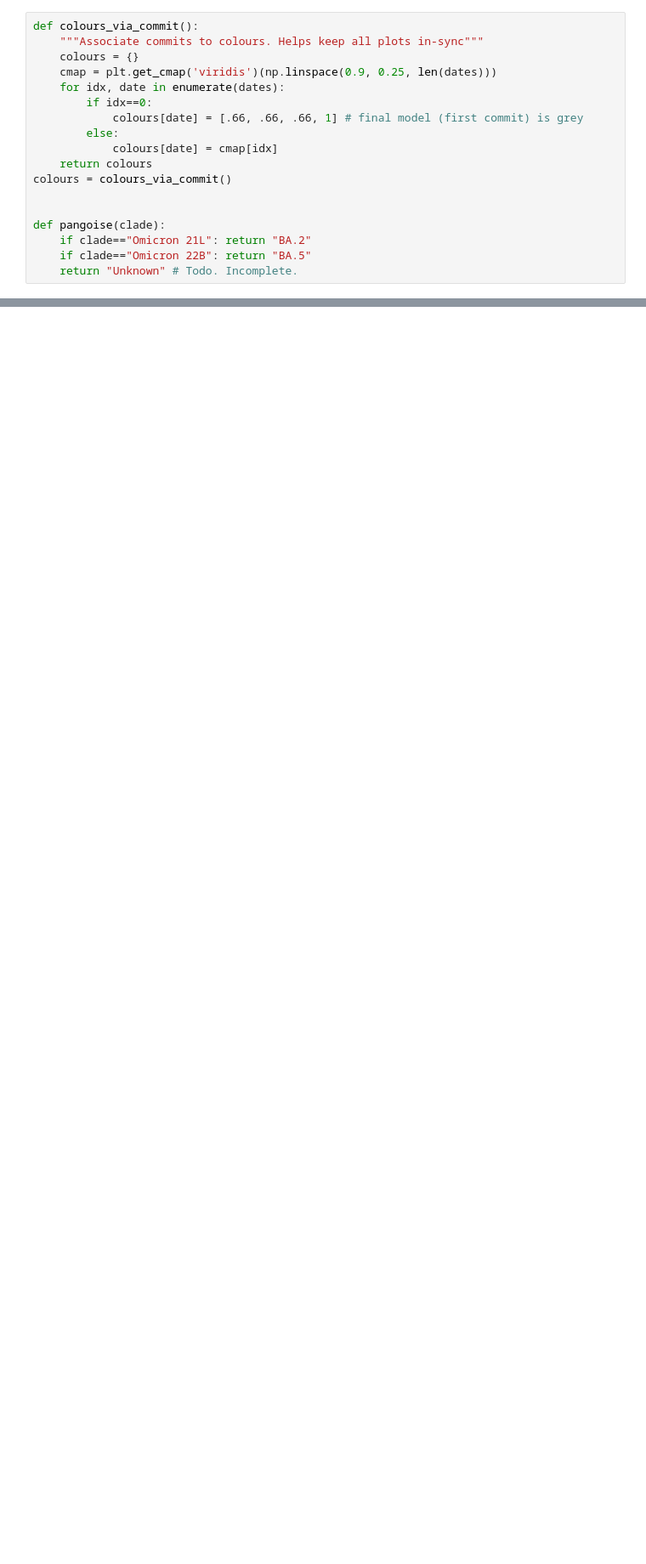
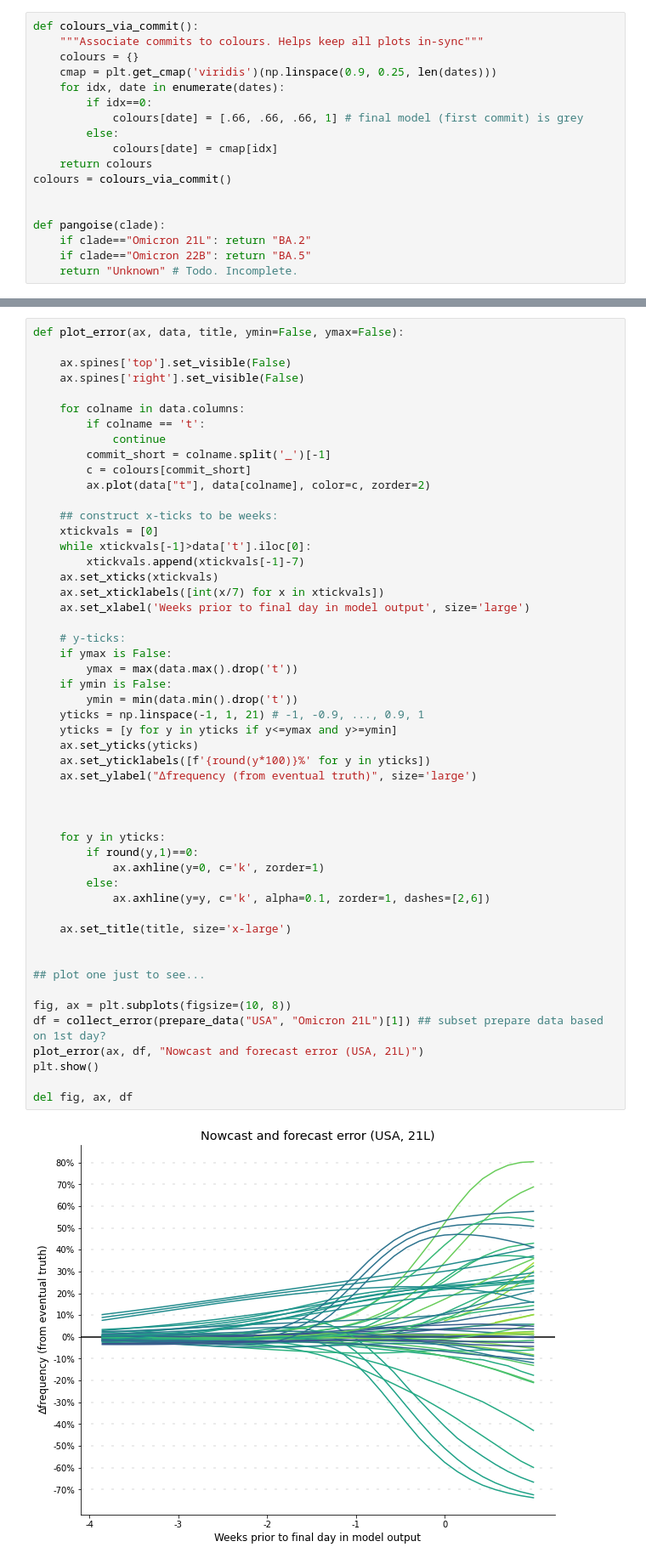
Before and after one commit to blab/ncov-forecasting-fit, a Jupyter notebook: script/auto_renewal_accuracy.ipynb, the cells around one changed output, grey strips where cells are left out. Shown: that part at 85% size. Saved outputs shown, nothing was run; the diff lists cells and outputs as text; blank space fills up the shorter version.

```diff
--- a/script/auto_renewal_accuracy.ipynb
+++ b/script/auto_renewal_accuracy.ipynb
@@ -586,0 +444,53 @@ del fig, ax, df
+# %%
+def plot_error(ax, data, title, ymin=False, ymax=False):
+
+    ax.spines['top'].set_visible(False)
+    ax.spines['right'].set_visible(False)
+
+    for colname in data.columns:
+        if colname == 't':
+            continue
+        commit_short = colname.split('_')[-1]
+        c = colours[commit_short]
+        ax.plot(data["t"], data[colname], color=c, zorder=2)
+
+    ## construct x-ticks to be weeks:
+    xtickvals = [0]
+    while xtickvals[-1]>data['t'].iloc[0]:
+        xtickvals.append(xtickvals[-1]-7)
+    ax.set_xticks(xtickvals)
+    ax.set_xticklabels([int(x/7) for x in xtickvals])
+    ax.set_xlabel('Weeks prior to final day in model output', size='large')
+
+    # y-ticks:
+    if ymax is False:
+        ymax = max(data.max().drop('t'))
+    if ymin is False:
+        ymin = min(data.min().drop('t'))
+    yticks = np.linspace(-1, 1, 21) # -1, -0.9, ..., 0.9, 1
+    yticks = [y for y in yticks if y<=ymax and y>=ymin]
+    ax.set_yticks(yticks)
+    ax.set_yticklabels([f'{round(y*100)}%' for y in yticks])
+    ax.set_ylabel("∆frequency (from eventual truth)", size='large')
+
+
+
+    for y in yticks:
+        if round(y,1)==0:
+            ax.axhline(y=0, c='k', zorder=1)
+        else:
+            ax.axhline(y=y, c='k', alpha=0.1, zorder=1, dashes=[2,6])
+
+    ax.set_title(title, size='x-large')
+
+
+## plot one just to see...
+
+fig, ax = plt.subplots(figsize=(10, 8))
+df = collect_error(prepare_data("USA", "Omicron 21L")[1]) ## subset prepare data based on 1st day?
+plot_error(ax, df, "Nowcast and forecast error (USA, 21L)")
+plt.show()
+
+del fig, ax, df
+# %% [output]
+[figure, added]
```
Also changed, not shown: parts of 15 cells of this notebook.
